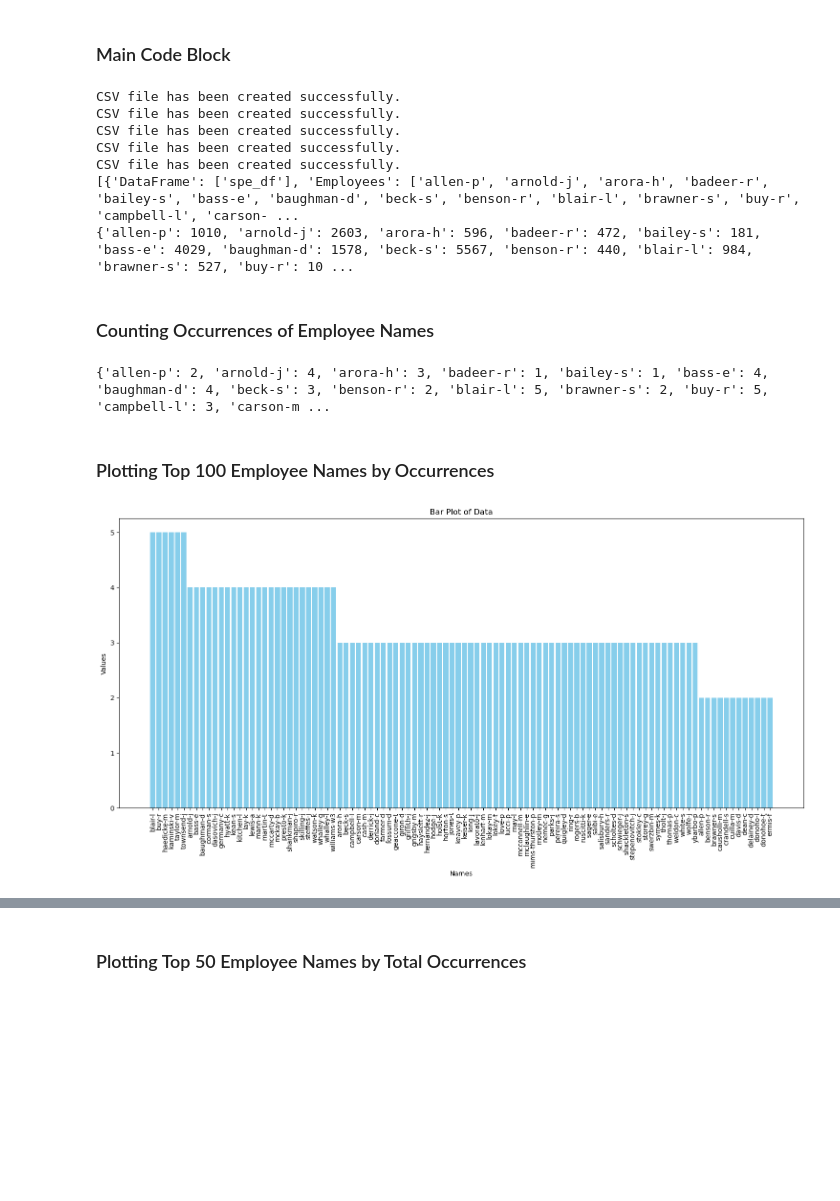
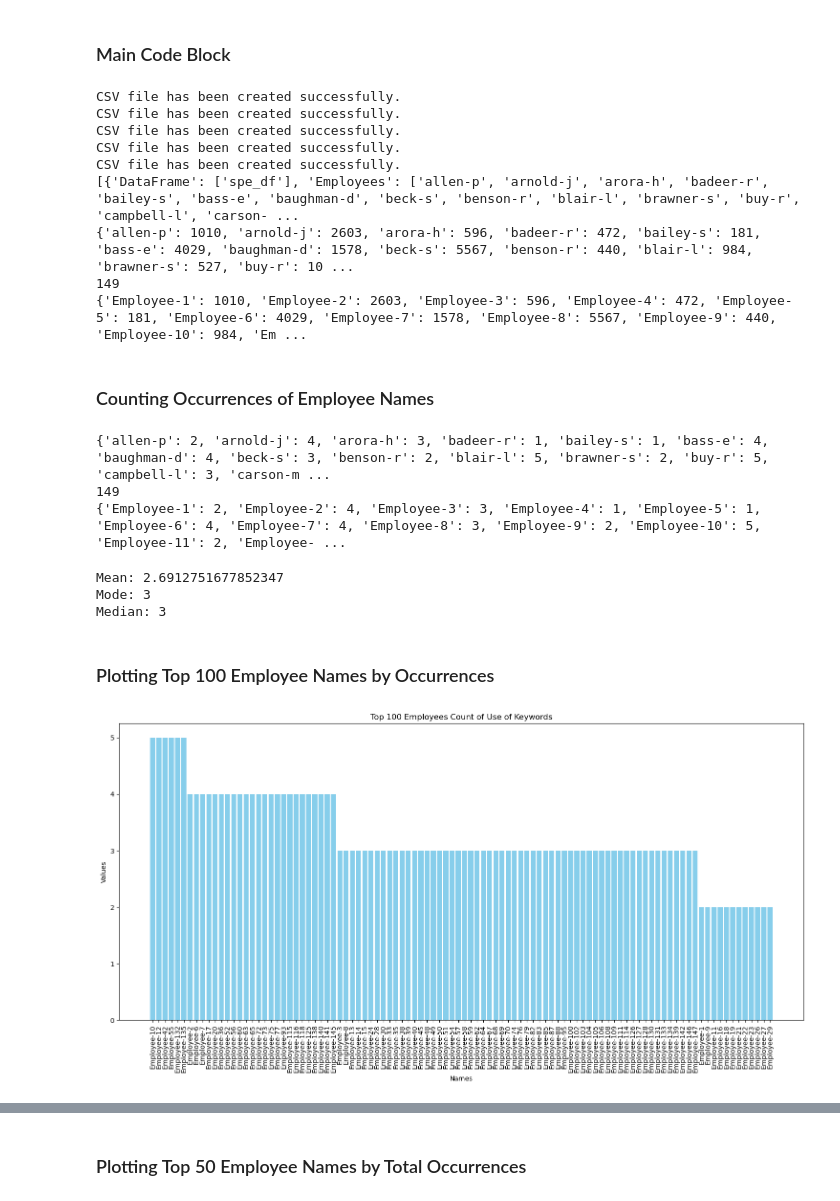
Before and after one commit to Thomo99/dataWranglingAndAcquisition, a Jupyter notebook: Assessment2.2/question1.ipynb, the cells around one changed output, grey strips where cells are left out. Cells and saved outputs as stored; diff of their text form; code cells hidden in the pictures; blank space fills up the shorter version.

```diff
--- a/Assessment2.2/question1.ipynb
+++ b/Assessment2.2/question1.ipynb
@@ -202,6 +205,15 @@ for file in data_files:
             else:
                 total_name_count[name] = 1
 
+        #Checks the employees in 2001, if not already counted, listed as 0 value
+        for name in df_2001:
+            if name in total_name_count:
+                #do nothing
+                continue
+            else:
+                total_name_count[name] = 0
+
+
         # Drop duplicate names from DataFrame
         df = drop_dup_names(df)
 
@@ -216,6 +228,17 @@ for file in data_files:
 # Print sets and total name count
 print(sets)
 print(total_name_count)
+print(len(total_name_count))
+
+# Keep names private
+sequential_number = 1
+new_total_name_count = {}
+for name in total_name_count:
+    new_total_name_count[f'Employee-{sequential_number}'] = total_name_count[name]
+    sequential_number += 1
+
+print(new_total_name_count)
+total_name_count = new_total_name_count
 # %% [output]
 CSV file has been created successfully.
 CSV file has been created successfully.
@@ -224,6 +247,8 @@ CSV file has been created successfully.
 CSV file has been created successfully.
 [{'DataFrame': ['spe_df'], 'Employees': ['allen-p', 'arnold-j', 'arora-h', 'badeer-r', 'bailey-s', 'bass-e', 'baughman-d', 'beck-s', 'benson-r', 'blair-l', 'brawner-s', 'buy-r', 'campbell-l', 'carson- ...
 {'allen-p': 1010, 'arnold-j': 2603, 'arora-h': 596, 'badeer-r': 472, 'bailey-s': 181, 'bass-e': 4029, 'baughman-d': 1578, 'beck-s': 5567, 'benson-r': 440, 'blair-l': 984, 'brawner-s': 527, 'buy-r': 10 ...
+149
+{'Employee-1': 1010, 'Employee-2': 2603, 'Employee-3': 596, 'Employee-4': 472, 'Employee-5': 181, 'Employee-6': 4029, 'Employee-7': 1578, 'Employee-8': 5567, 'Employee-9': 440, 'Employee-10': 984, 'Em ...
 # %% [markdown]
 ### Counting Occurrences of Employee Names
 # %%
@@ -239,29 +264,59 @@ for entry in sets:
             name_count[employee] = 1  # Initialize count if name is encountered for the first time
 
 print(name_count)
+print(len(name_count))
+
+# Keep names private
+sequential_number = 1
+new_name_count = {}
+for name in name_count:
+    new_name_count[f'Employee-{sequential_number}'] = name_count[name]
+    sequential_number += 1
+
+print(new_name_count)
+name_count = new_name_count
 # %% [output]
 {'allen-p': 2, 'arnold-j': 4, 'arora-h': 3, 'badeer-r': 1, 'bailey-s': 1, 'bass-e': 4, 'baughman-d': 4, 'beck-s': 3, 'benson-r': 2, 'blair-l': 5, 'brawner-s': 2, 'buy-r': 5, 'campbell-l': 3, 'carson-m ...
+149
+{'Employee-1': 2, 'Employee-2': 4, 'Employee-3': 3, 'Employee-4': 1, 'Employee-5': 1, 'Employee-6': 4, 'Employee-7': 4, 'Employee-8': 3, 'Employee-9': 2, 'Employee-10': 5, 'Employee-11': 2, 'Employee- ...
+# %%
+# Calculate mean
+mean = statistics.mean(name_count.values())
+
+# Calculate mode
+mode = statistics.mode(name_count.values())
+
+# Calculate median
+median = statistics.median(name_count.values())
+
+print("Mean:", mean)
+print("Mode:", mode)
+print("Median:", median)
+# %% [output]
+Mean: 2.6912751677852347
+Mode: 3
+Median: 3
 # %% [markdown]
 ### Plotting Top 100 Employee Names by Occurrences
 # %%
 sorted_data = dict(sorted(name_count.items(), key=lambda item: item[1], reverse=True)[:100])
 
 # Extract names and values
 names = list(sorted_data.keys())
 values = list(sorted_data.values())
 
 # Plotting the bar plot
 plt.figure(figsize=(15, 8))
 plt.bar(names, values, color='skyblue')
 
 # Adding labels and title
 plt.xlabel('Names')
 plt.ylabel('Values')
-plt.title('Bar Plot of Data')
+plt.title('Top 100 Employees Count of Use of Keywords')
 plt.xticks(rotation=90)  # Rotate x-axis labels for better readability
 
 # Displaying the plot
 plt.tight_layout()  # Adjust layout to prevent clipping of labels
 plt.show()
 # %% [output]
-[figure, old version]
+[figure, new version]
```
Also changed, not shown: parts of 11 cells of this notebook, 3 other files.
